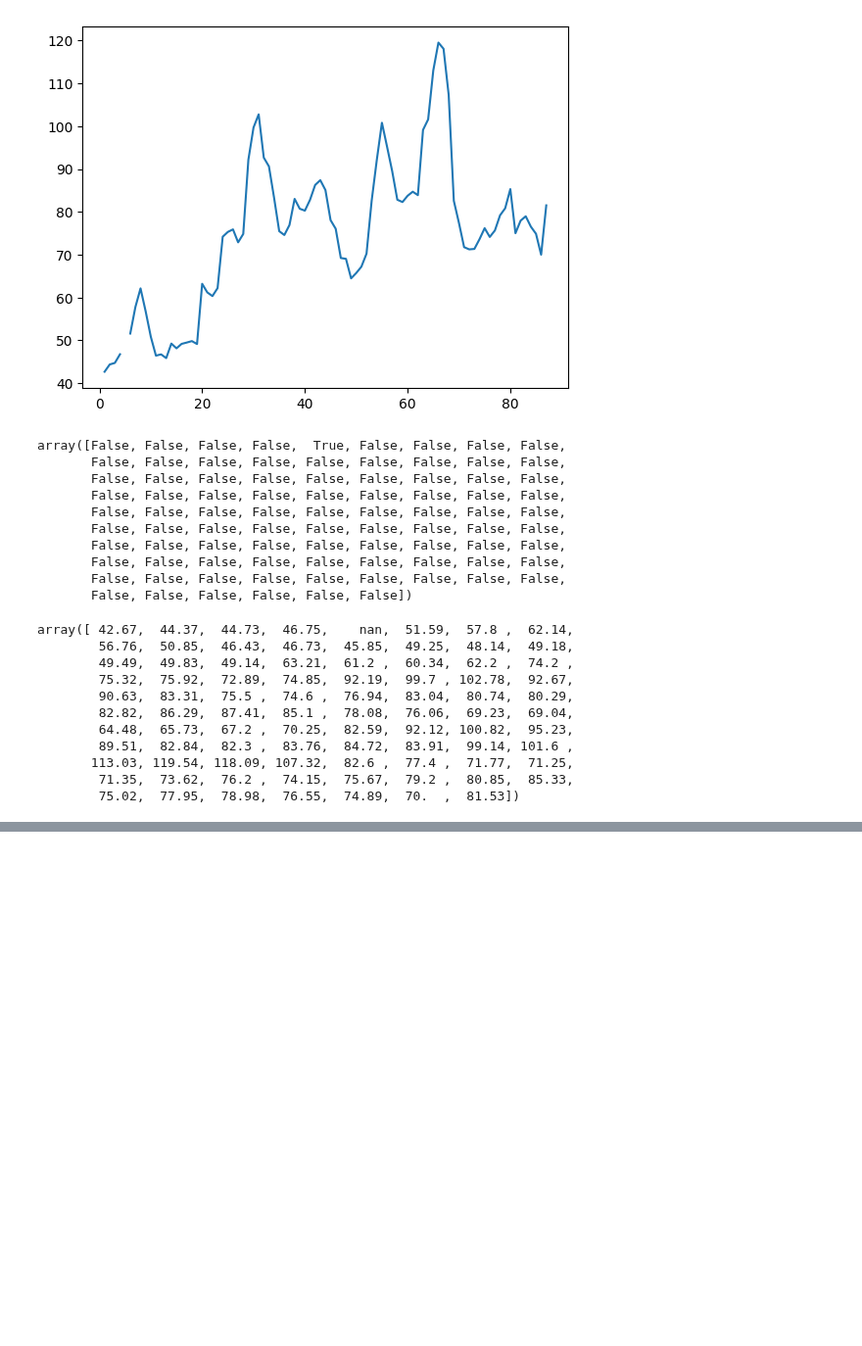
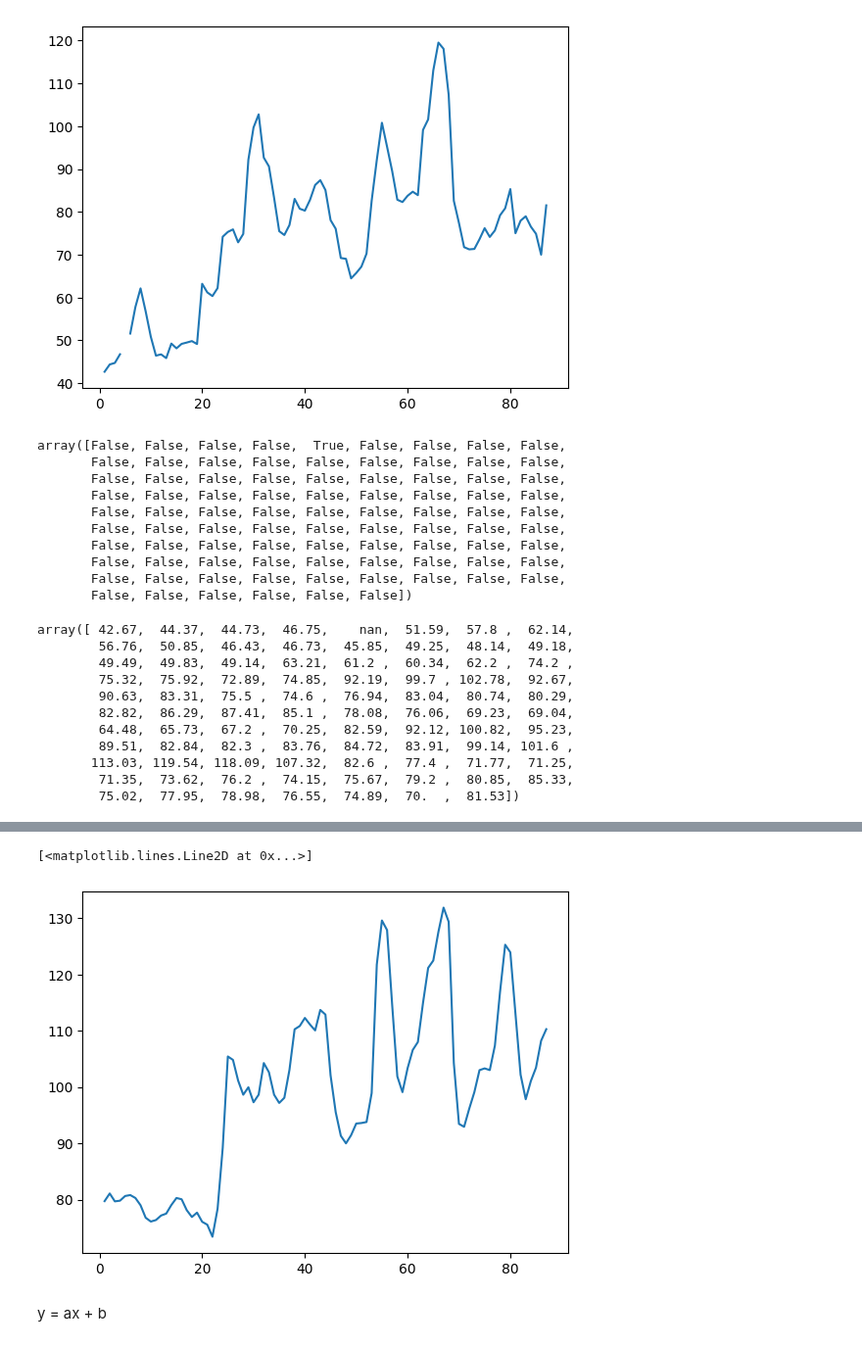
Before and after one commit to CidQueiroz/etl_one, a Jupyter notebook: Aula2_Curso_Numpy_Alura.ipynb, the cells around one changed output, grey strips where cells are left out. Shown at 98% size. Saved outputs shown, nothing was run; the diff lists cells and outputs as text; code cells hidden in the pictures; blank space fills up the shorter version.

```diff
--- a/Aula2_Curso_Numpy_Alura.ipynb
+++ b/Aula2_Curso_Numpy_Alura.ipynb
@@ -196,0 +197,7 @@ np.mean(Kaliningrad)
+# %%
+plt.plot(datas,Moscow)
+# %% [output]
+[<matplotlib.lines.Line2D at 0x...>]
+[figure, added]
+# %% [markdown]
+y = ax + b
```
Also changed, not shown: parts of 20 cells of this notebook.
